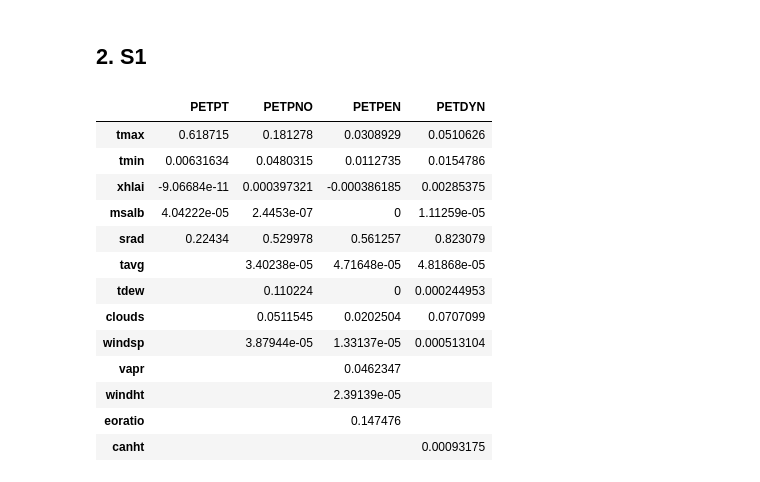
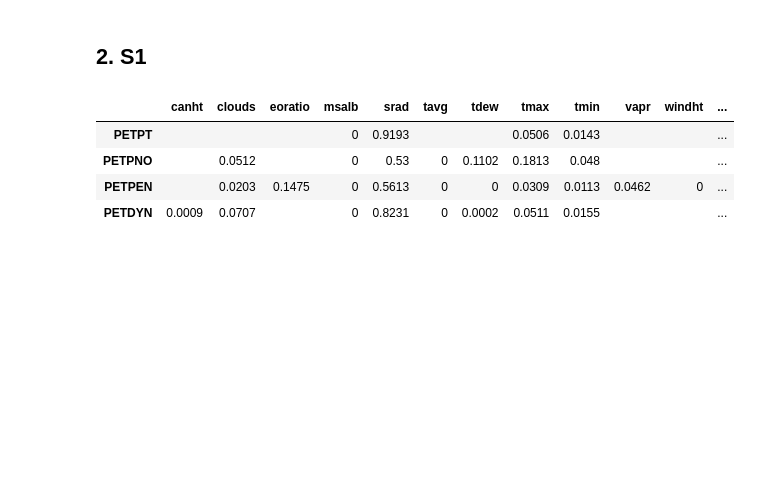
Before and after one commit to ml4ai/automates, a Jupyter notebook: notebooks/multi-model-analysis.ipynb, the cells around one changed output. Saved outputs shown, nothing was run; the diff lists cells and outputs as text; code cells hidden in the pictures; blank space fills up the shorter version.

```diff
--- a/notebooks/multi-model-analysis.ipynb
+++ b/notebooks/multi-model-analysis.ipynb
@@ -861,21 +804,12 @@ display(table(frames))
 # %% [markdown]
 ## 2. S1
-# %%
-frames = [df_PETPT_S1, df_PETPNO_S1, df_PETPEN_S1, df_PETDYN_S1]
-
-display(table(frames))
-# %% [output]
-|  | PETPT | PETPNO | PETPEN | PETDYN |
-| tmax | 0.618715 | 0.181278 | 0.0308929 | 0.0510626 |
-| tmin | 0.00631634 | 0.0480315 | 0.0112735 | 0.0154786 |
-| xhlai | -9.06684e-11 | 0.000397321 | -0.000386185 | 0.00285375 |
-| msalb | 4.04222e-05 | 2.4453e-07 | 0 | 1.11259e-05 |
-| srad | 0.22434 | 0.529978 | 0.561257 | 0.823079 |
-| tavg |  | 3.40238e-05 | 4.71648e-05 | 4.81868e-05 |
-| tdew |  | 0.110224 | 0 | 0.000244953 |
-| clouds |  | 0.0511545 | 0.0202504 | 0.0707099 |
-| windsp |  | 3.87944e-05 | 1.33137e-05 | 0.000513104 |
-| vapr |  |  | 0.0462347 |  |
-| windht |  |  | 2.39139e-05 |  |
-| eoratio |  |  | 0.147476 |  |
-| canht |  |  |  | 0.00093175 |
+# %%
+frames = [df_PETPT_S1_set1, df_PETPNO_S1_set1, df_PETPEN_S1_set1, df_PETDYN_S1_set1]
+Table = table(frames)
+Table.style.highlight_max(color='lightgreen', axis=1)
+# %% [output]
+|  | canht | clouds | eoratio | msalb | srad | tavg | tdew | tmax | tmin | vapr | windht | ... |
+| PETPT |  |  |  | 0 | 0.9193 |  |  | 0.0506 | 0.0143 |  |  | ... |
+| PETPNO |  | 0.0512 |  | 0 | 0.53 | 0 | 0.1102 | 0.1813 | 0.048 |  |  | ... |
+| PETPEN |  | 0.0203 | 0.1475 | 0 | 0.5613 | 0 | 0 | 0.0309 | 0.0113 | 0.0462 | 0 | ... |
+| PETDYN | 0.0009 | 0.0707 |  | 0 | 0.8231 | 0 | 0.0002 | 0.0511 | 0.0155 |  |  | ... |
```
Also changed, not shown: parts of 65 cells of this notebook.
